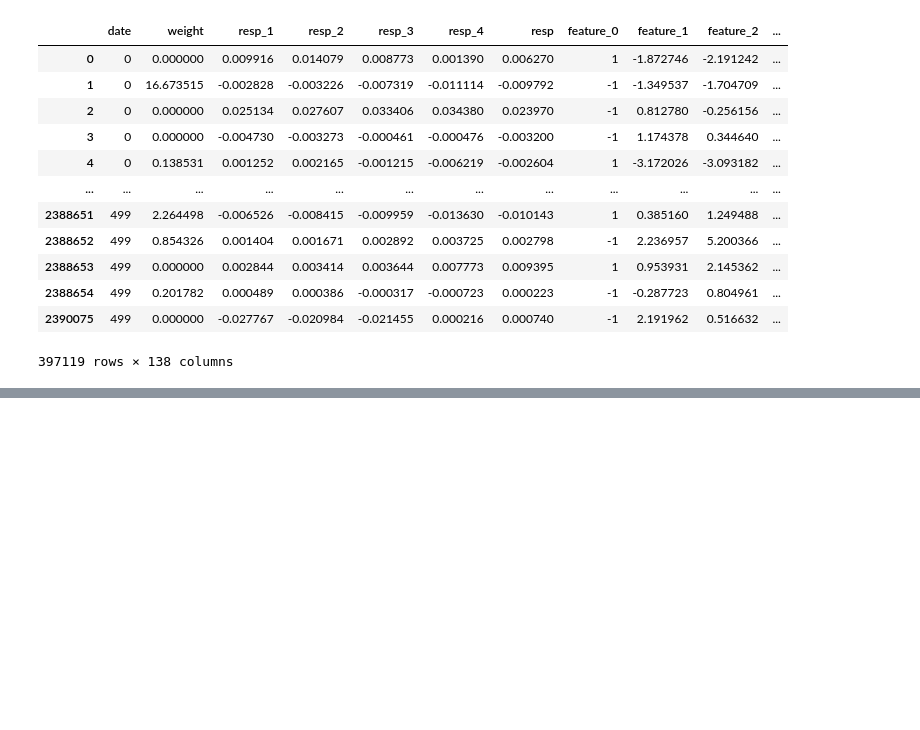
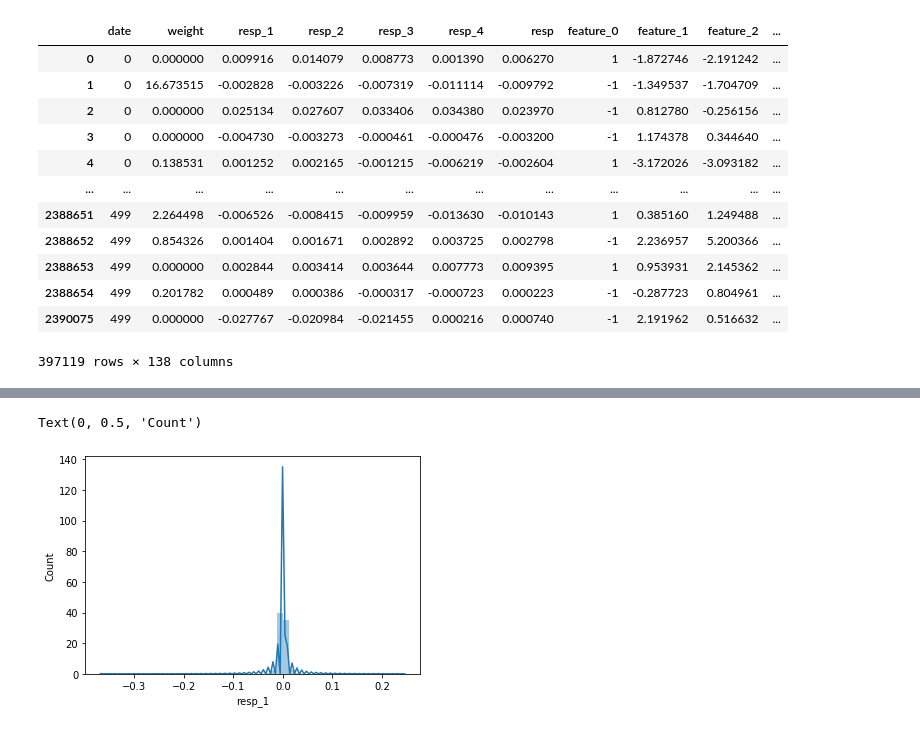
Before and after one commit to rmei97/market_preds, a Jupyter notebook: eda.ipynb, the cells around one changed output, grey strips where cells are left out. Cells and saved outputs as stored; diff of their text form; code cells hidden in the pictures; blank space fills up the shorter version.

```diff
--- a/eda.ipynb
+++ b/eda.ipynb
@@ -163,0 +208,6 @@ sns.heatmap(data, mask = na_df)
+# %%
+sns.distplot(data['resp_1'])
+plt.ylabel('Count')
+# %% [output]
+Text(0, 0.5, 'Count')
+[figure, added]
```
Also changed, not shown: parts of 6 cells of this notebook.
